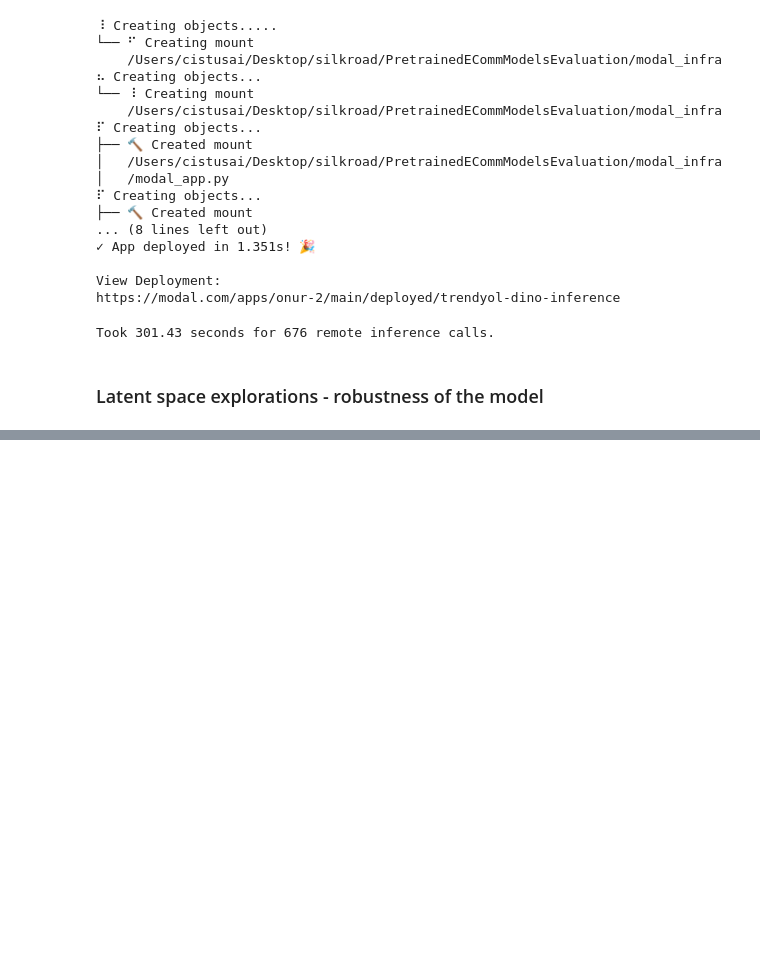
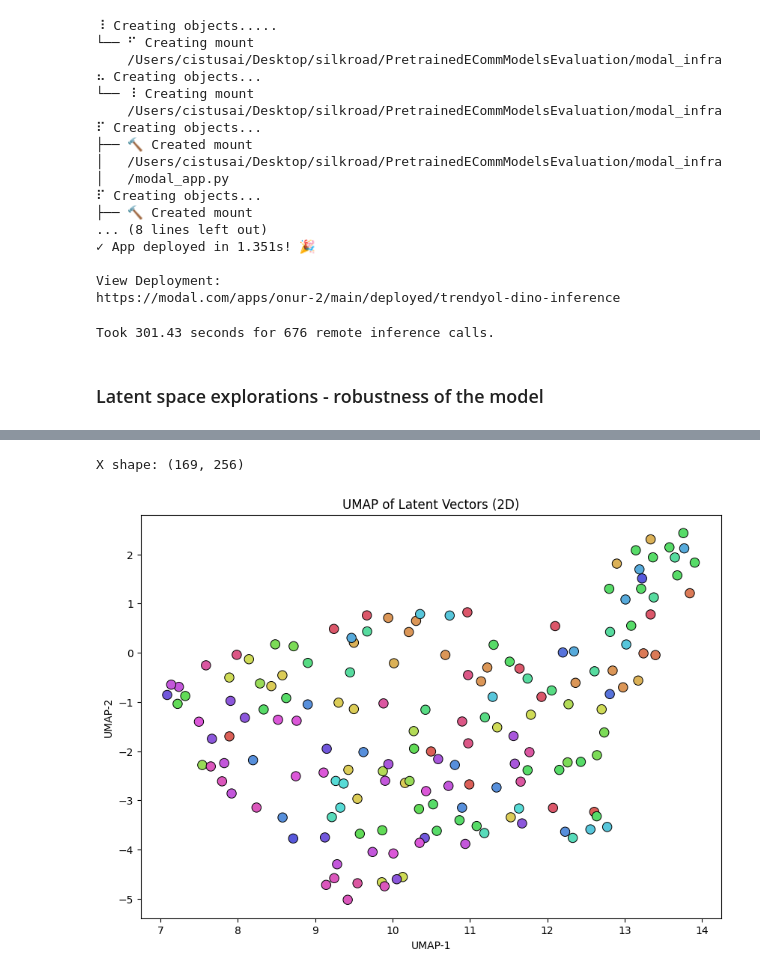
Before and after one commit to onuryuxcodes/PretrainedECommModelsEvaluation, a Jupyter notebook: trendyol-dino-playground.ipynb, the cells around one changed output, grey strips where cells are left out. Cells and saved outputs as stored; diff of their text form; code cells hidden in the pictures; blank space fills up the shorter version.

```diff
--- a/trendyol-dino-playground.ipynb
+++ b/trendyol-dino-playground.ipynb
@@ -282,0 +569,6 @@ Took 301.43 seconds for 676 remote inference calls.
+# %%
+latent_vectors_noise_strength_2 = filter_latents_by_substring(latent_vectors, "_2_")
+plot_umap_latents(latent_vectors_noise_strength_2, should_normalize_img_names=True)
+# %% [output]
+X shape: (169, 256)
+[figure, added]
```
Also changed, not shown: parts of 15 cells of this notebook.
